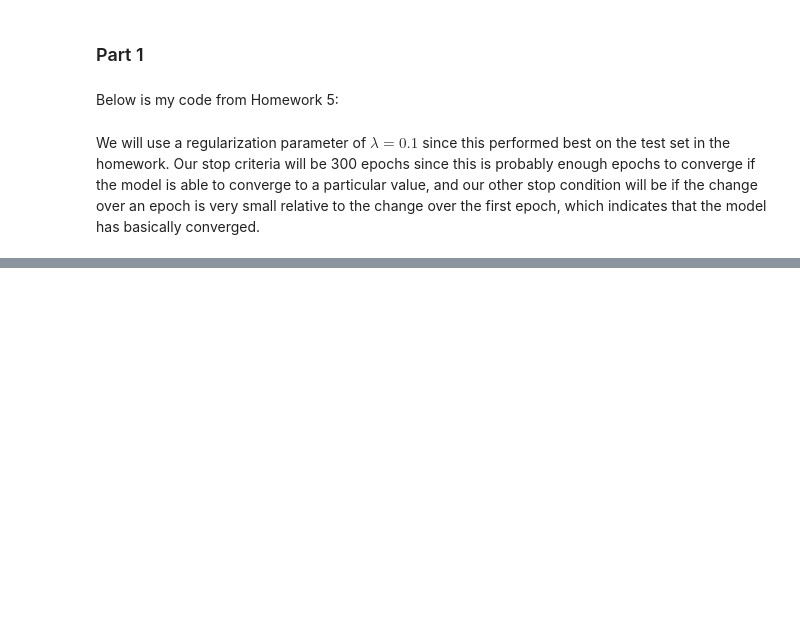
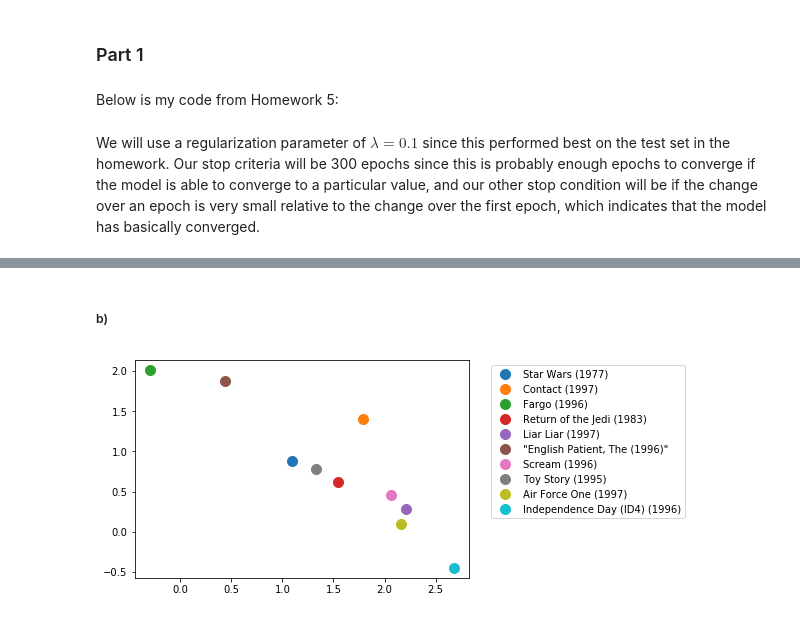
Before and after one commit to reislerjul/-MovieLens-Visualization, a Jupyter notebook: Visualizations-Bias.ipynb, the cells around one changed output, grey strips where cells are left out. Drawn from its saved outputs; the diff is of its cells as text; code cells hidden in the pictures; blank space fills up the shorter version.

```diff
--- a/Visualizations-Bias.ipynb
+++ b/Visualizations-Bias.ipynb
@@ -385,0 +390,13 @@ plt.show()
+# %% [markdown]
+##### b)
+# %%
+for element in ratingList[:10]:
+    index = element[0]
+    label = movies[index - 1][1]
+    plt.plot([V_tilda[0][index - 1]], \
+             [V_tilda[1][index - 1]], 'o', markersize=10, label=label)
+
+plt.legend(loc=2, bbox_to_anchor=(1.05, 1))
+plt.show()
+# %% [output]
+[figure, added]
```
Also changed, not shown: parts of 8 cells of this notebook.
